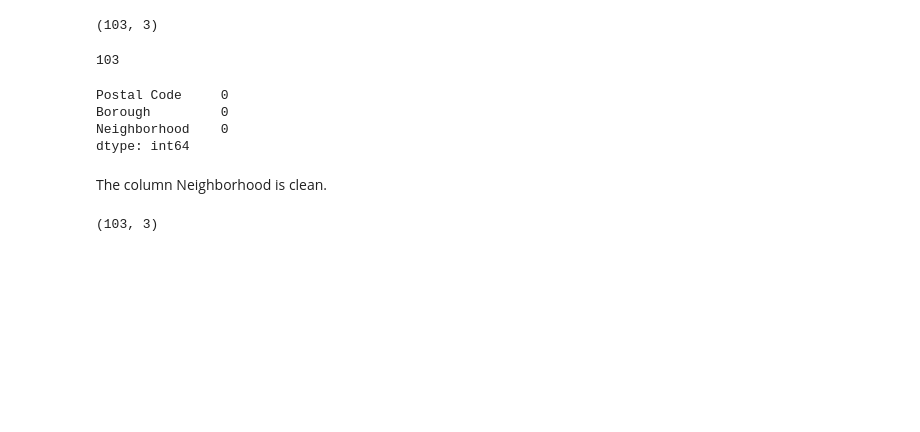
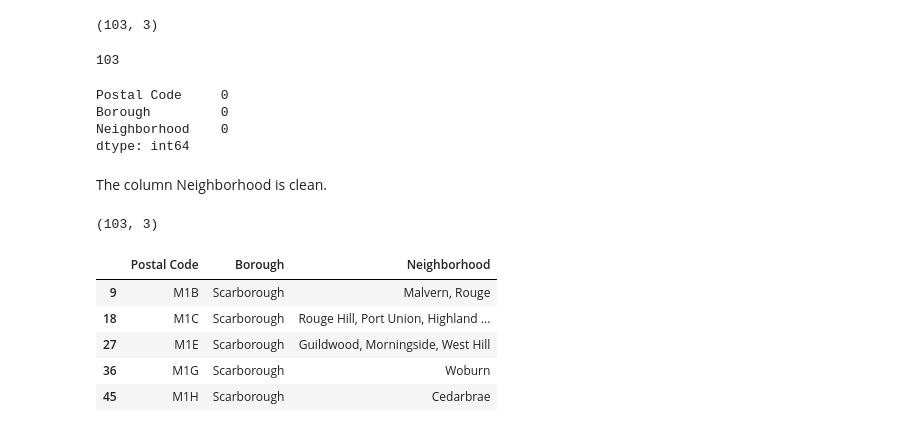
Before and after one commit to Neethithevan/Coursera_Capstone, a Jupyter notebook: Cousera Capstone.ipynb, the cells around one changed output. Drawn from its saved outputs; the diff is of its cells as text; code cells hidden in the pictures; blank space fills up the shorter version.

```diff
--- a/Cousera Capstone.ipynb
+++ b/Cousera Capstone.ipynb
@@ -86,3 +86,15 @@ The column Neighborhood is clean.
 df.shape
 # %% [output]
 (103, 3)
+# %%
+# Sorting the table in ascending order b the column 'Postal Code'
+
+df.sort_values(by ='Postal Code' ,ascending = True,inplace = True)
+df.head()
+# %% [output]
+|  | Postal Code | Borough | Neighborhood |
+| 9 | M1B | Scarborough | Malvern, Rouge |
+| 18 | M1C | Scarborough | Rouge Hill, Port Union, Highland ... |
+| 27 | M1E | Scarborough | Guildwood, Morningside, West Hill |
+| 36 | M1G | Scarborough | Woburn |
+| 45 | M1H | Scarborough | Cedarbrae |
```
Also changed, not shown: parts of 3 cells of this notebook.
